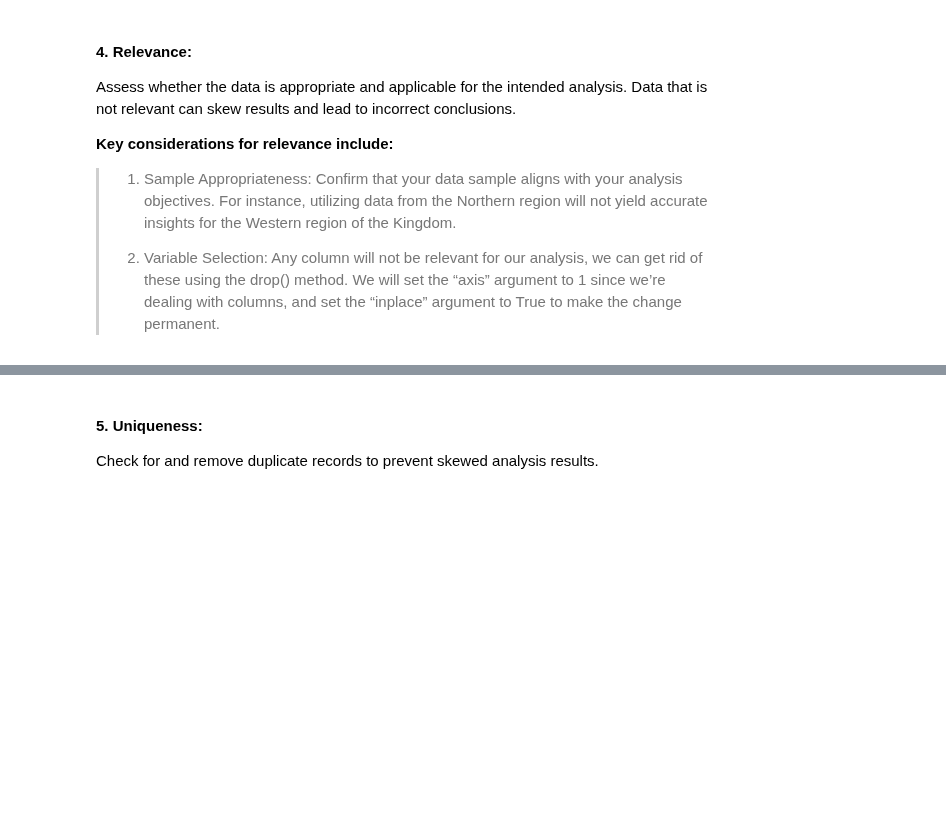
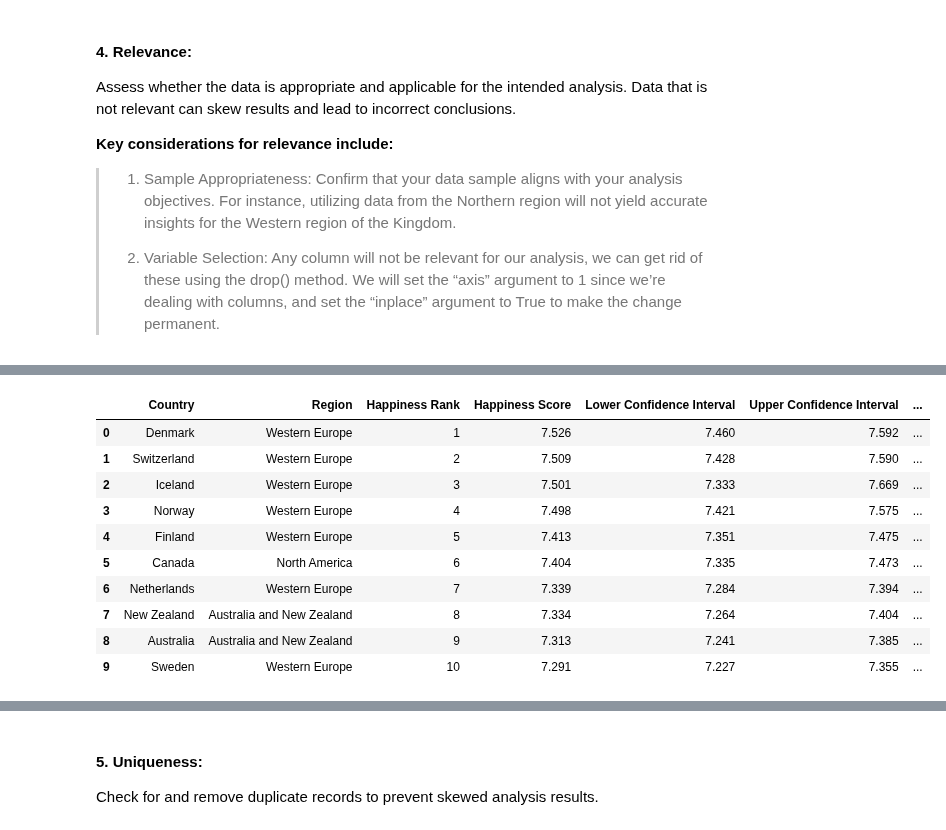
Before and after one commit to Tuwaiq-DS-ML-bootcamp-V-7/Usecase-2, a Jupyter notebook: happiness_EDA.ipynb, the cells around one changed output, grey strips where cells are left out. Drawn from its saved outputs; the diff is of its cells as text; code cells hidden in the pictures; blank space fills up the shorter version.

```diff
--- a/EDA explain template.ipynb
+++ b/happiness_EDA.ipynb
@@ -181,0 +280,14 @@ Assess whether the data is appropriate and applicable for the intended analysis.
+# %%
+happiness_2016.head(10)
+# %% [output]
+|  | Country | Region | Happiness Rank | Happiness Score | Lower Confidence Interval | Upper Confidence Interval | ... |
+| 0 | Denmark | Western Europe | 1 | 7.526 | 7.460 | 7.592 | ... |
+| 1 | Switzerland | Western Europe | 2 | 7.509 | 7.428 | 7.590 | ... |
+| 2 | Iceland | Western Europe | 3 | 7.501 | 7.333 | 7.669 | ... |
+| 3 | Norway | Western Europe | 4 | 7.498 | 7.421 | 7.575 | ... |
+| 4 | Finland | Western Europe | 5 | 7.413 | 7.351 | 7.475 | ... |
+| 5 | Canada | North America | 6 | 7.404 | 7.335 | 7.473 | ... |
+| 6 | Netherlands | Western Europe | 7 | 7.339 | 7.284 | 7.394 | ... |
+| 7 | New Zealand | Australia and New Zealand | 8 | 7.334 | 7.264 | 7.404 | ... |
+| 8 | Australia | Australia and New Zealand | 9 | 7.313 | 7.241 | 7.385 | ... |
+| 9 | Sweden | Western Europe | 10 | 7.291 | 7.227 | 7.355 | ... |
```
Also changed, not shown: parts of 27 cells of this notebook.
